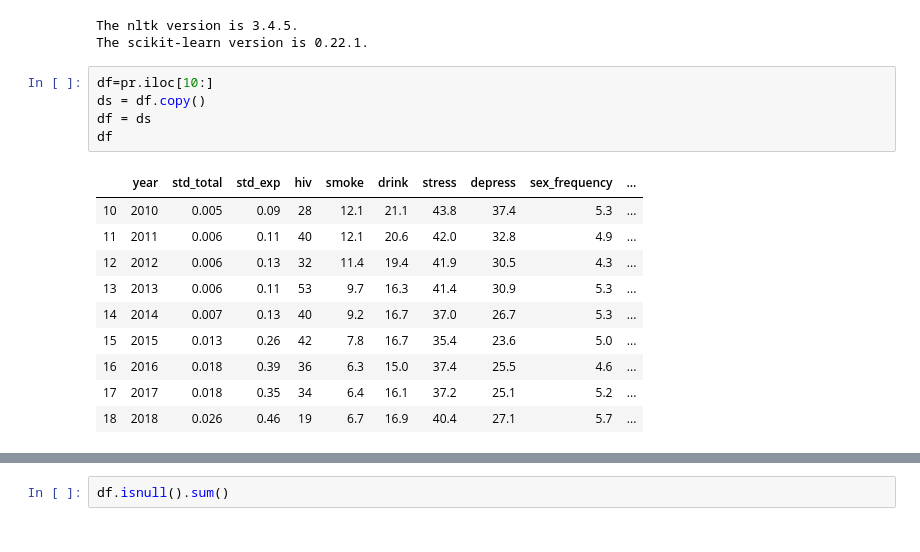
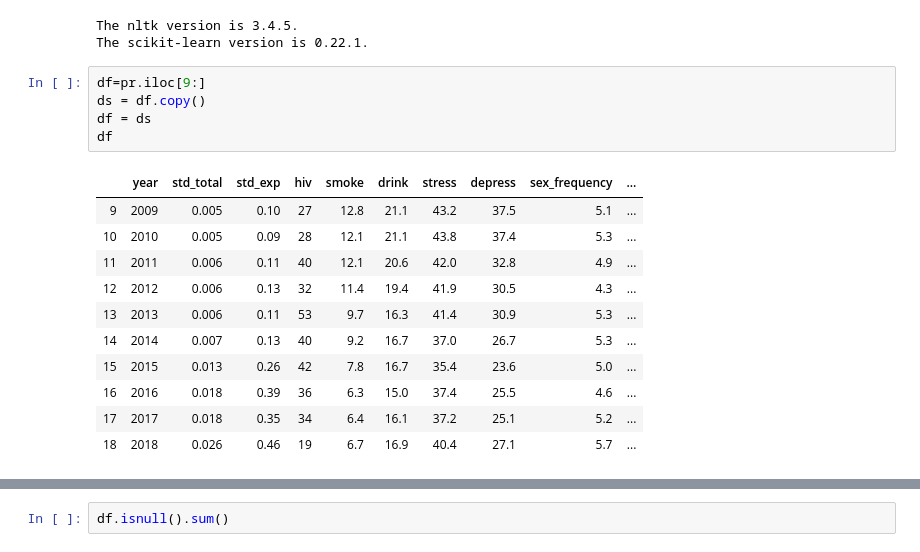
Before and after one commit to ParkJuEun95412/STD_Cause_Analysis, a Jupyter notebook: 200120_python_project1_강영훈.ipynb, the cells around one changed output, grey strips where cells are left out. Saved outputs shown, nothing was run; the diff lists cells and outputs as text.

```diff
--- a/200120_python_project1_강영훈.ipynb
+++ b/200120_python_project1_강영훈.ipynb
@@ -53,12 +53,13 @@ print('The scikit-learn version is {}.'.format(sklearn.__version__))
 The nltk version is 3.4.5.
 The scikit-learn version is 0.22.1.
 # %%
-df=pr.iloc[10:]
+df=pr.iloc[9:]
 ds = df.copy()
 df = ds
 df
 # %% [output]
 |  | year | std_total | std_exp | hiv | smoke | drink | stress | depress | sex_frequency | ... |
+| 9 | 2009 | 0.005 | 0.10 | 27 | 12.8 | 21.1 | 43.2 | 37.5 | 5.1 | ... |
 | 10 | 2010 | 0.005 | 0.09 | 28 | 12.1 | 21.1 | 43.8 | 37.4 | 5.3 | ... |
 | 11 | 2011 | 0.006 | 0.11 | 40 | 12.1 | 20.6 | 42.0 | 32.8 | 4.9 | ... |
 | 12 | 2012 | 0.006 | 0.13 | 32 | 11.4 | 19.4 | 41.9 | 30.5 | 4.3 | ... |
```
Also changed, not shown: parts of 25 cells of this notebook.
